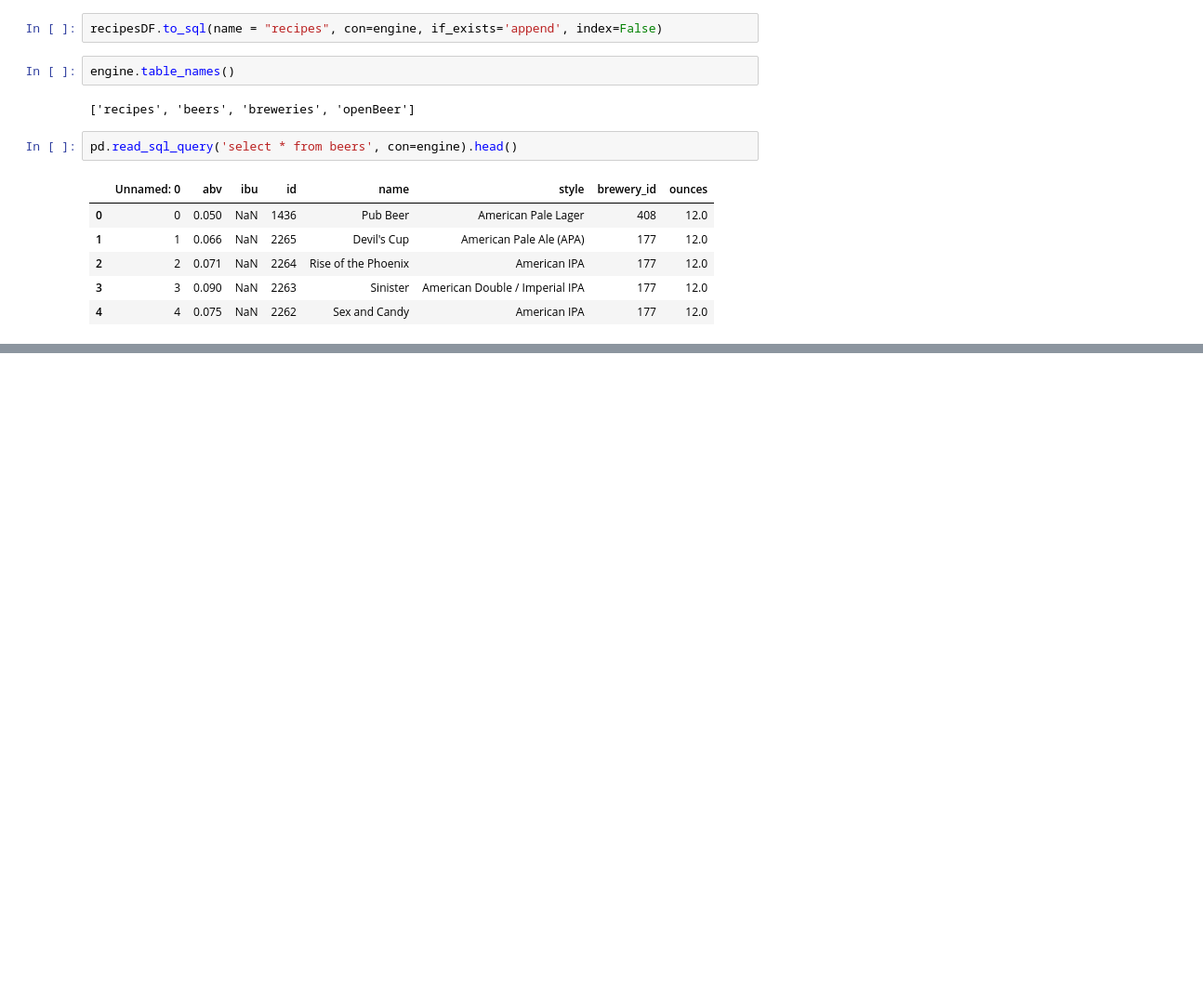
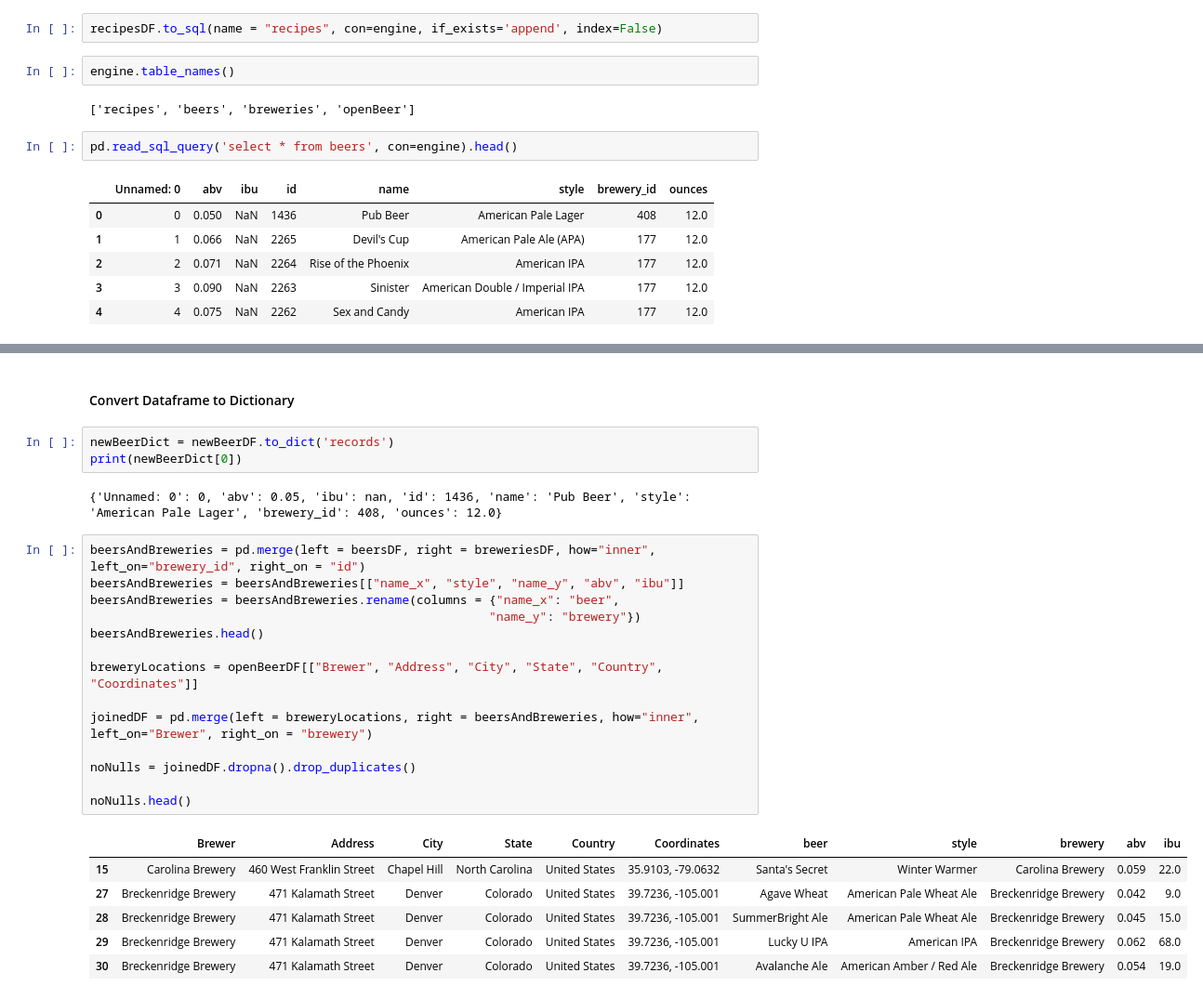
Before and after one commit to j1-aggie/Beers-of-the-USA, a Jupyter notebook: nickWork/analysis.ipynb, the cells around one changed output, grey strips where cells are left out. Shown at 93% size. Saved outputs shown, nothing was run; the diff lists cells and outputs as text; blank space fills up the shorter version.

```diff
--- a/nickWork/analysis.ipynb
+++ b/nickWork/analysis.ipynb
@@ -120,0 +133,28 @@ pd.read_sql_query('select * from beers', con=engine).head()
+# %% [markdown]
+<h4>Convert Dataframe to Dictionary</h4>
+# %%
+newBeerDict = newBeerDF.to_dict('records')
+print(newBeerDict[0])
+# %% [output]
+{'Unnamed: 0': 0, 'abv': 0.05, 'ibu': nan, 'id': 1436, 'name': 'Pub Beer', 'style': 'American Pale Lager', 'brewery_id': 408, 'ounces': 12.0}
+# %%
+beersAndBreweries = pd.merge(left = beersDF, right = breweriesDF, how="inner", left_on="brewery_id", right_on = "id")
+beersAndBreweries = beersAndBreweries[["name_x", "style", "name_y", "abv", "ibu"]]
+beersAndBreweries = beersAndBreweries.rename(columns = {"name_x": "beer",
+                                                       "name_y": "brewery"})
+beersAndBreweries.head()
+
+breweryLocations = openBeerDF[["Brewer", "Address", "City", "State", "Country", "Coordinates"]]
+
+joinedDF = pd.merge(left = breweryLocations, right = beersAndBreweries, how="inner", left_on="Brewer", right_on = "brewery")
+
+noNulls = joinedDF.dropna().drop_duplicates()
+
+noNulls.head()
+# %% [output]
+|  | Brewer | Address | City | State | Country | Coordinates | beer | style | brewery | abv | ibu |
+| 15 | Carolina Brewery | 460 West Franklin Street | Chapel Hill | North Carolina | United States | 35.9103, -79.0632 | Santa's Secret | Winter Warmer | Carolina Brewery | 0.059 | 22.0 |
+| 27 | Breckenridge Brewery | 471 Kalamath Street | Denver | Colorado | United States | 39.7236, -105.001 | Agave Wheat | American Pale Wheat Ale | Breckenridge Brewery | 0.042 | 9.0 |
+| 28 | Breckenridge Brewery | 471 Kalamath Street | Denver | Colorado | United States | 39.7236, -105.001 | SummerBright Ale | American Pale Wheat Ale | Breckenridge Brewery | 0.045 | 15.0 |
+| 29 | Breckenridge Brewery | 471 Kalamath Street | Denver | Colorado | United States | 39.7236, -105.001 | Lucky U IPA | American IPA | Breckenridge Brewery | 0.062 | 68.0 |
+| 30 | Breckenridge Brewery | 471 Kalamath Street | Denver | Colorado | United States | 39.7236, -105.001 | Avalanche Ale | American Amber / Red Ale | Breckenridge Brewery | 0.054 | 19.0 |
```
Also changed, not shown: parts of 4 cells of this notebook, 4 other files.
